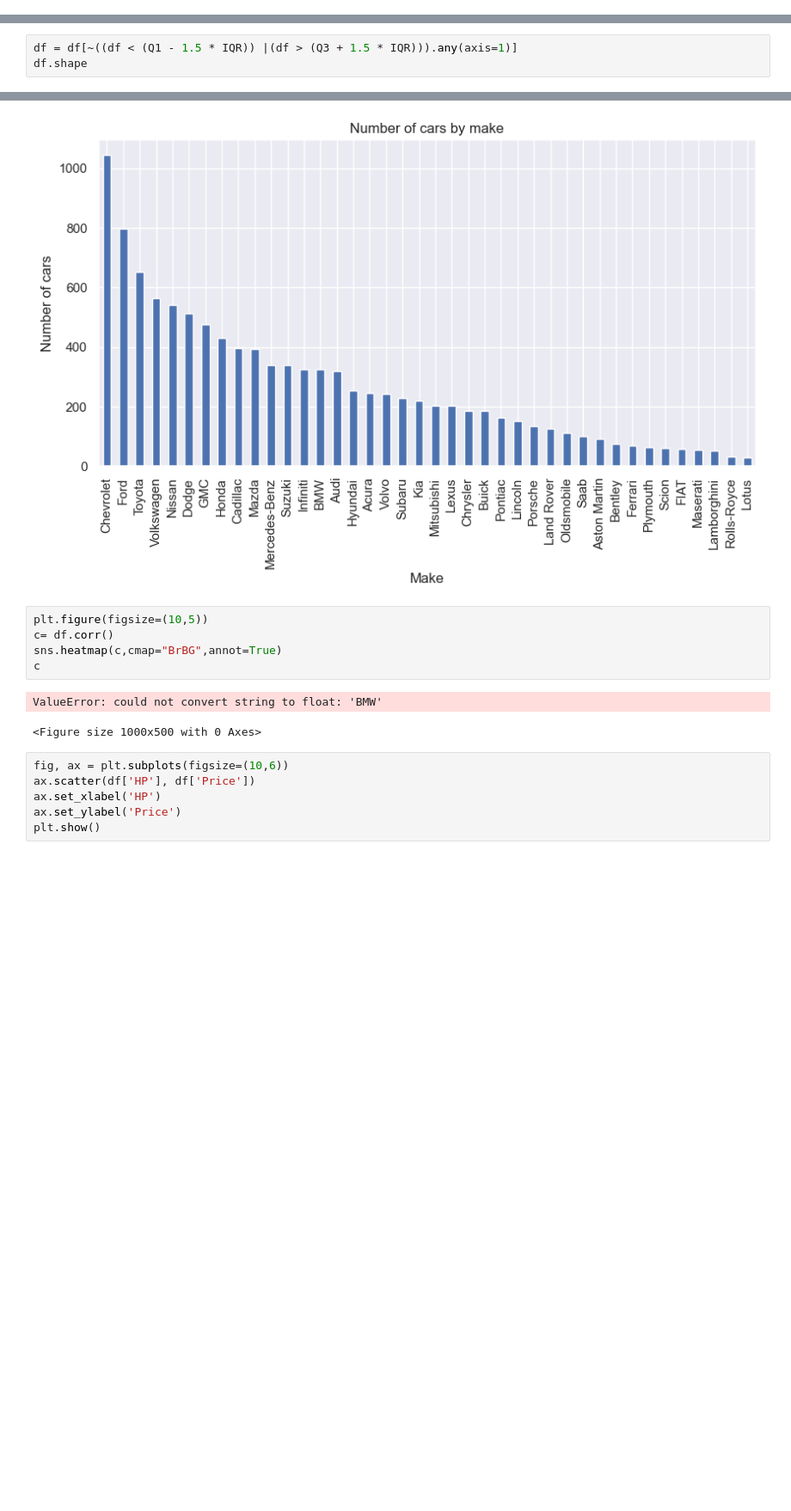
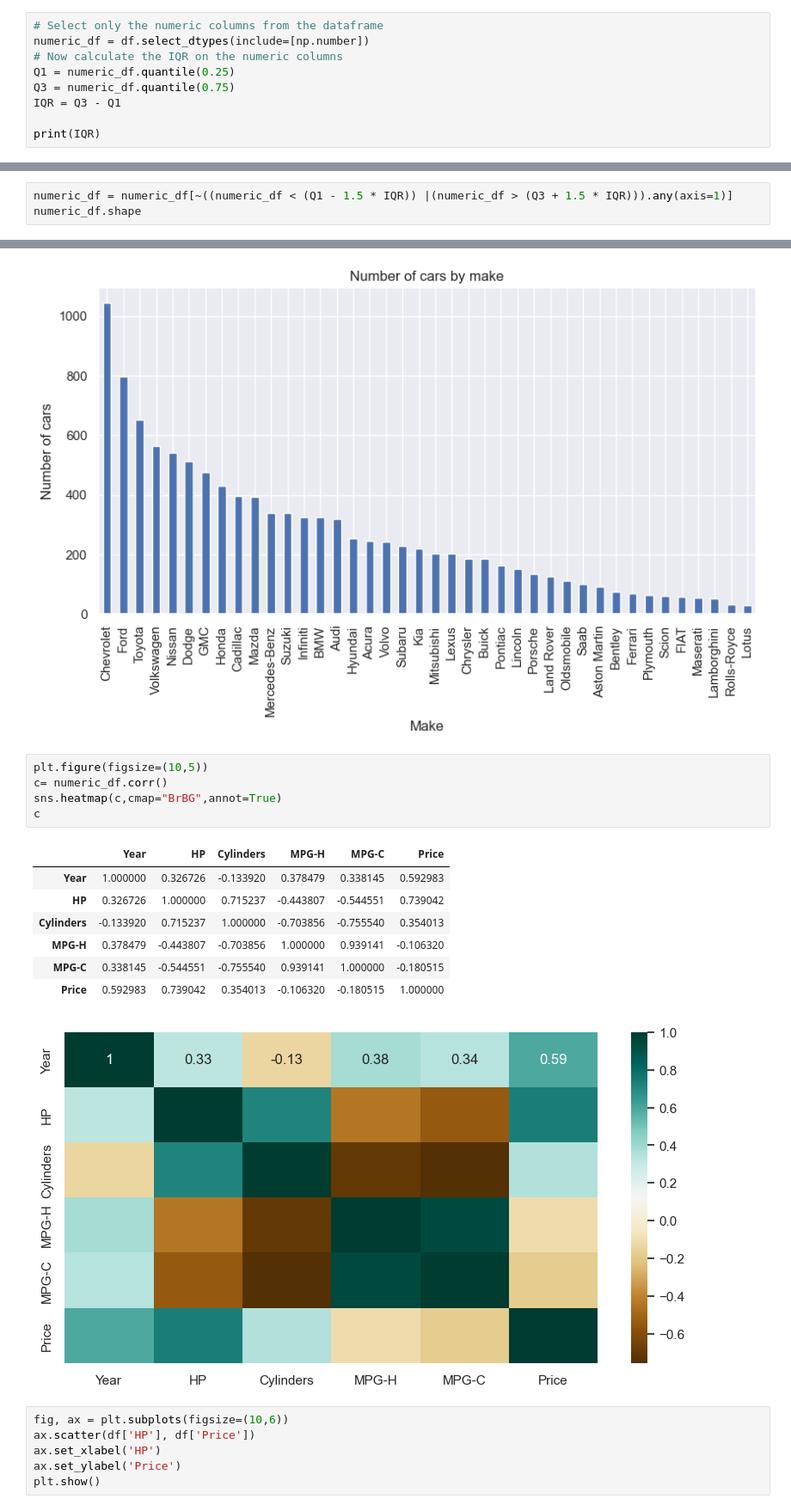
Before and after one commit to ceciliaB97/JupyterNotebook, a Jupyter notebook: exploratoy_data_analysis.ipynb, the cells around one changed output, grey strips where cells are left out. Shown at 86% size. Saved outputs shown, nothing was run; the diff lists cells and outputs as text; blank space fills up the shorter version.

Commit message:
fix: corregir data frame con string e incompatibilidad con operaciones de cuantil

```diff
--- a/exploratoy_data_analysis.ipynb
+++ b/exploratoy_data_analysis.ipynb
@@ -183,0 +177,9 @@ TypeError: unsupported operand type(s) for -: 'str' and 'str'
+# %%
+# Select only the numeric columns from the dataframe
+numeric_df = df.select_dtypes(include=[np.number])
+# Now calculate the IQR on the numeric columns
+Q1 = numeric_df.quantile(0.25)
+Q3 = numeric_df.quantile(0.75)
+IQR = Q3 - Q1
+
+print(IQR)
@@ -184,4 +194,4 @@ TypeError: unsupported operand type(s) for -: 'str' and 'str'
 # %%
-df = df[~((df < (Q1 - 1.5 * IQR)) |(df > (Q3 + 1.5 * IQR))).any(axis=1)]
-df.shape
+numeric_df = numeric_df[~((numeric_df < (Q1 - 1.5 * IQR)) |(numeric_df > (Q3 + 1.5 * IQR))).any(axis=1)]
+numeric_df.shape
 # %% [output]
@@ -195,12 +205,18 @@ plt.xlabel('Make');
 [figure]
 # %%
 plt.figure(figsize=(10,5))
-c= df.corr()
+c= numeric_df.corr()
 sns.heatmap(c,cmap="BrBG",annot=True)
 c
 # %% [output]
-ValueError: could not convert string to float: 'BMW'
-<Figure size 1000x500 with 0 Axes>
+|  | Year | HP | Cylinders | MPG-H | MPG-C | Price |
+| Year | 1.000000 | 0.326726 | -0.133920 | 0.378479 | 0.338145 | 0.592983 |
+| HP | 0.326726 | 1.000000 | 0.715237 | -0.443807 | -0.544551 | 0.739042 |
+| Cylinders | -0.133920 | 0.715237 | 1.000000 | -0.703856 | -0.755540 | 0.354013 |
+| MPG-H | 0.378479 | -0.443807 | -0.703856 | 1.000000 | 0.939141 | -0.106320 |
+| MPG-C | 0.338145 | -0.544551 | -0.755540 | 0.939141 | 1.000000 | -0.180515 |
+| Price | 0.592983 | 0.739042 | 0.354013 | -0.106320 | -0.180515 | 1.000000 |
+[figure, added]
 # %%
 fig, ax = plt.subplots(figsize=(10,6))
 ax.scatter(df['HP'], df['Price'])
```
Also changed, not shown: parts of 3 cells of this notebook.
